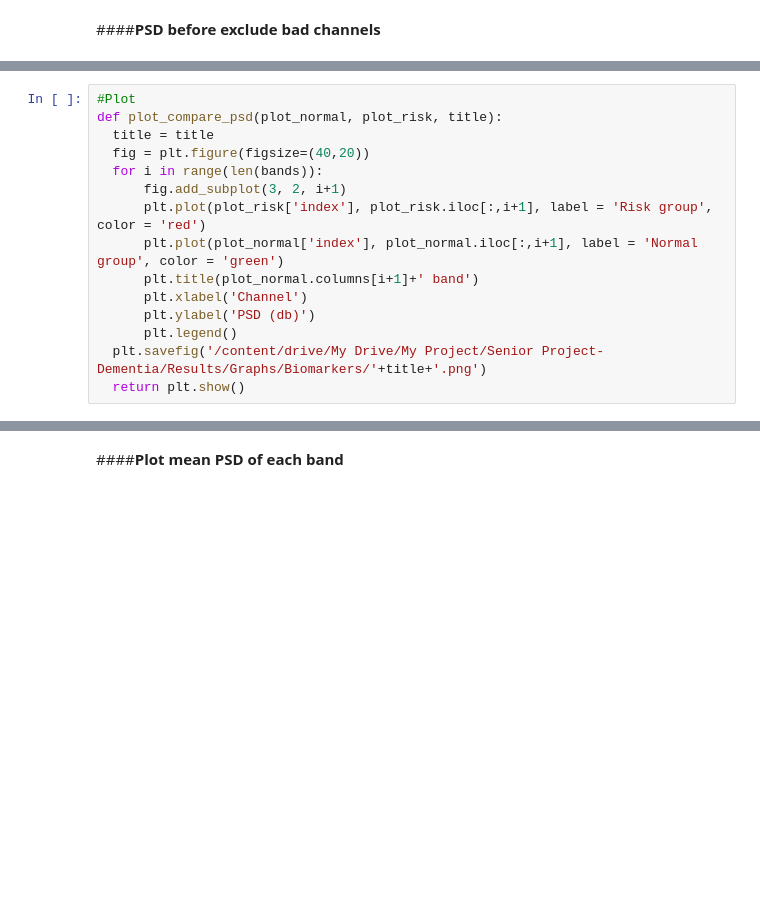
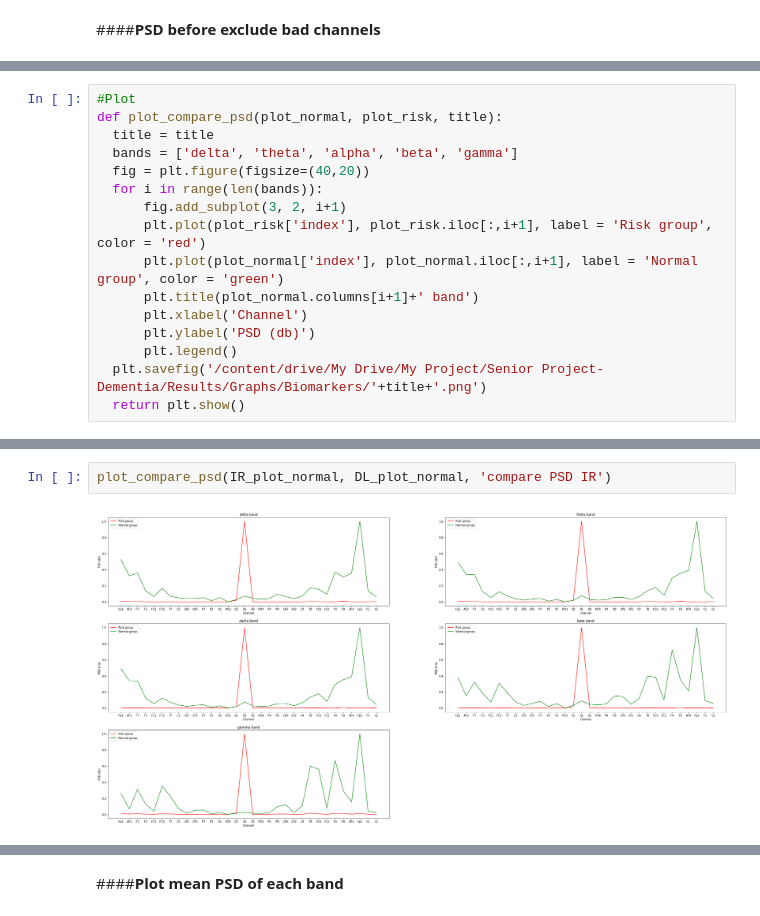
Before and after one commit to Sirabhop/Preclinical-AD-EEG-classification, a Jupyter notebook: Data_Analysis.ipynb, the cells around one changed output, grey strips where cells are left out. Saved outputs shown, nothing was run; the diff lists cells and outputs as text; blank space fills up the shorter version.

```diff
--- a/Data_Analysis.ipynb
+++ b/Data_Analysis.ipynb
@@ -279,6 +256,7 @@ DL_plot_normal, DL_plot_risk = get_plot_df(DL_psd_normal, DL_psd_risk)
 #Plot
 def plot_compare_psd(plot_normal, plot_risk, title):
   title = title
+  bands = ['delta', 'theta', 'alpha', 'beta', 'gamma']
   fig = plt.figure(figsize=(40,20))
   for i in range(len(bands)):
       fig.add_subplot(3, 2, i+1)
@@ -300,0 +279,4 @@ plot_compare_psd(DL_plot_normal, DL_plot_risk, 'compare PSD IR')
+# %%
+plot_compare_psd(IR_plot_normal, DL_plot_normal, 'compare PSD IR')
+# %% [output]
+[figure, added]
```
Also changed, not shown: parts of 14 cells of this notebook.
